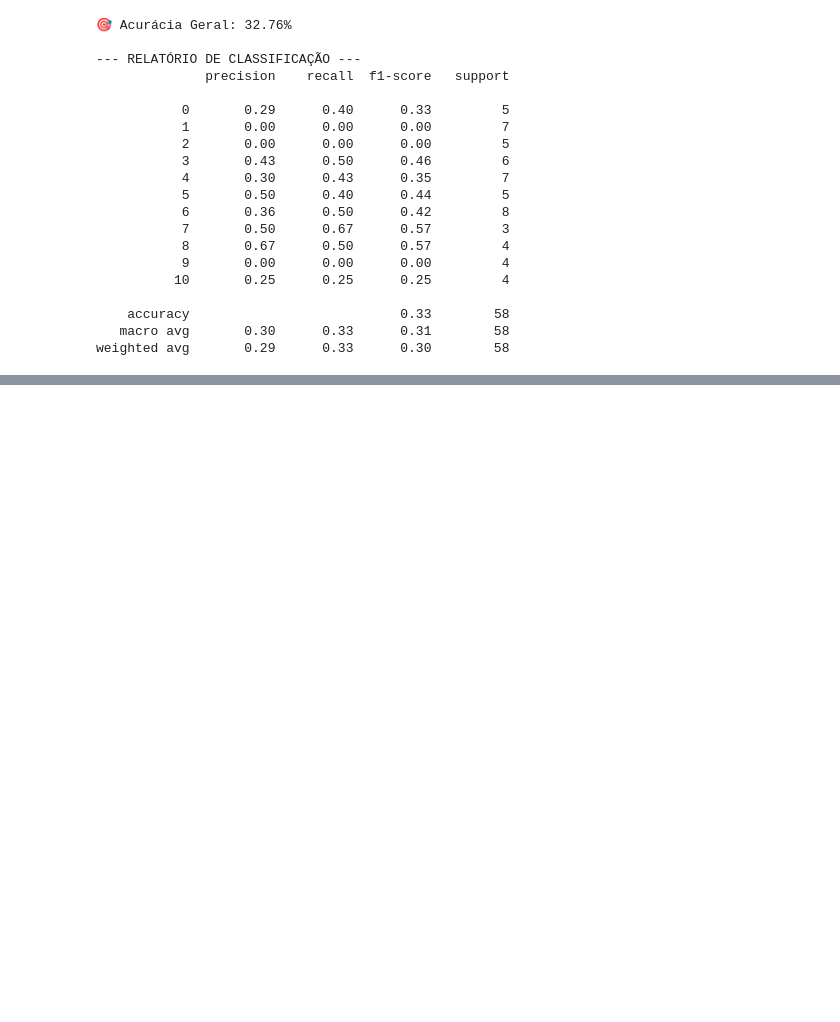
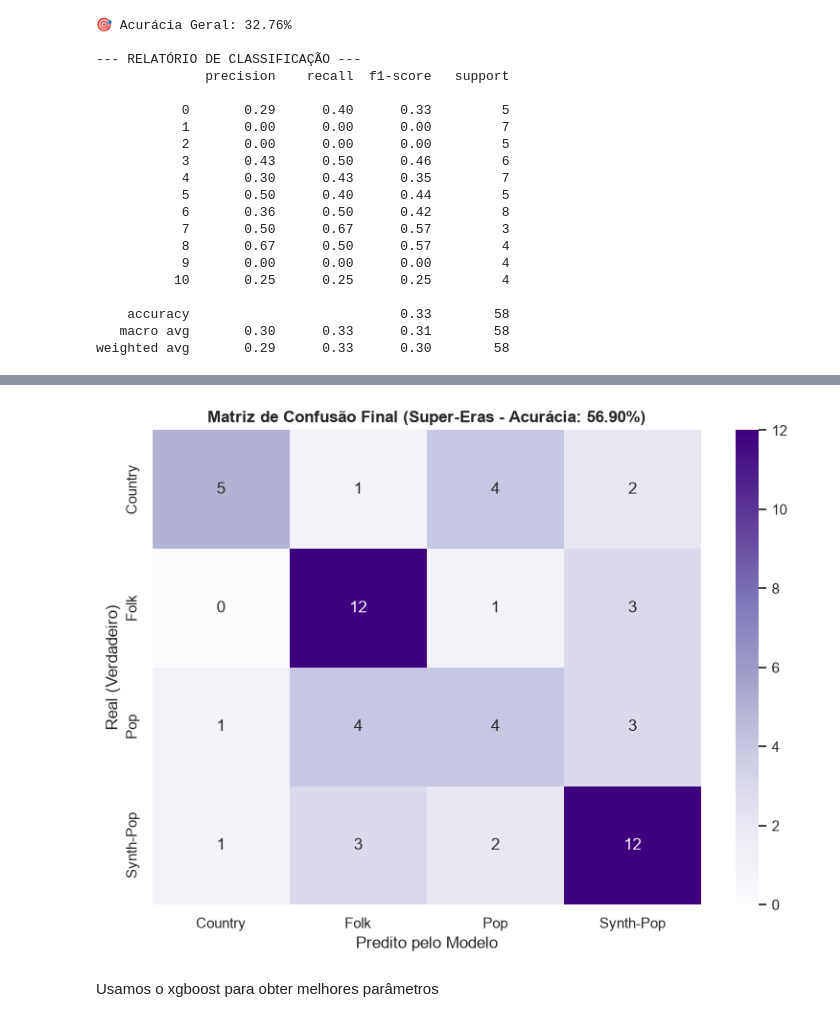
Before and after one commit to Caio-Gaspar/taylor-swift-era-predictor, a Jupyter notebook: notebooks/03_modelagem_1.ipynb, the cells around one changed output, grey strips where cells are left out. Cells and saved outputs as stored; diff of their text form; code cells hidden in the pictures; blank space fills up the shorter version.

Commit message:
feat: finaliza modelagem com Random Forest Observa e analisa os resultados finais do modelo Random Forest, incluindo métricas de acurácia e relatório de classificação por super-era.

```diff
--- a/notebooks/03_modelagem_1.ipynb
+++ b/notebooks/03_modelagem_1.ipynb
@@ -78,0 +130,30 @@ plt.show()
+# %%
+X_train, X_test, y_train, y_test = train_test_split(
+    X, y,
+    test_size=0.25,
+    random_state=42,
+    stratify=y
+)
+# %%
+param_dist = {
+    'n_estimators': [100, 150, 200, 250],
+    'max_depth': [6, 8, 10, 12, None],
+    'min_samples_split': [2, 5, 8],
+    'min_samples_leaf': [1, 2, 4],
+    'class_weight': ['balanced', 'balanced_subsample', None]
+}
+
+random_search = RandomizedSearchCV(
+    estimator=RandomForestClassifier(random_state=42),
+    param_distributions=param_dist,
+    n_iter=20,
+    cv=5,
+    scoring='accuracy',
+    random_state=42,
+    n_jobs=-1
+)
+
+random_search.fit(X_train, y_train)
+best_rf = random_search.best_estimator_
+y_pred = best_rf.predict(X_test)
+acc = accuracy_score(y_test, y_pred)
@@ -78,0 +179,13 @@ plt.show()
+# %%
+plt.figure(figsize=(8, 6))
+cm = confusion_matrix(y_test, y_pred)
+sns.heatmap(cm, annot=True, fmt='d', cmap='Purples', xticklabels=le.classes_, yticklabels=le.classes_)
+plt.title(f'Matriz de Confusão Final (Super-Eras - Acurácia: {acc:.2%})', fontweight='bold')
+plt.xlabel('Predito pelo Modelo')
+plt.ylabel('Real (Verdadeiro)')
+plt.tight_layout()
+plt.show()
+# %% [output]
+[figure, added]
+# %% [markdown]
+Usamos o xgboost para obter melhores parâmetros
```
Also changed, not shown: parts of 11 cells of this notebook.
